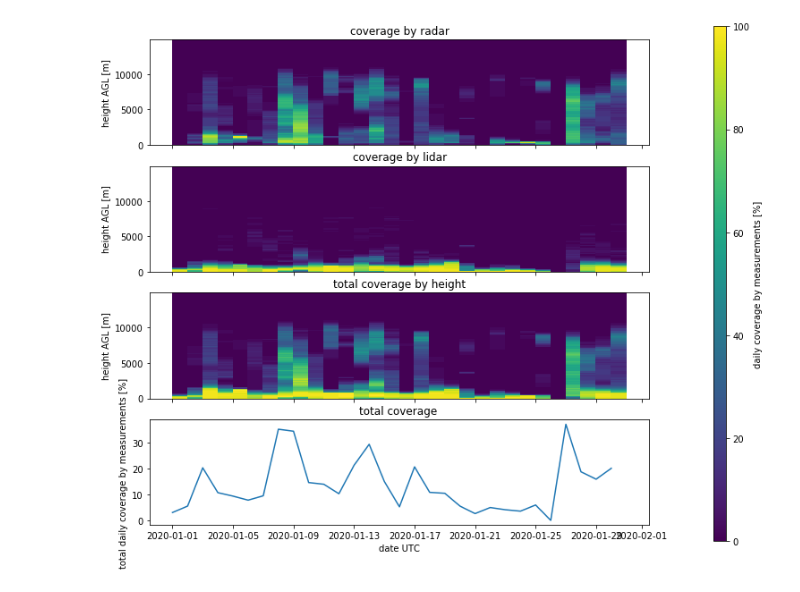
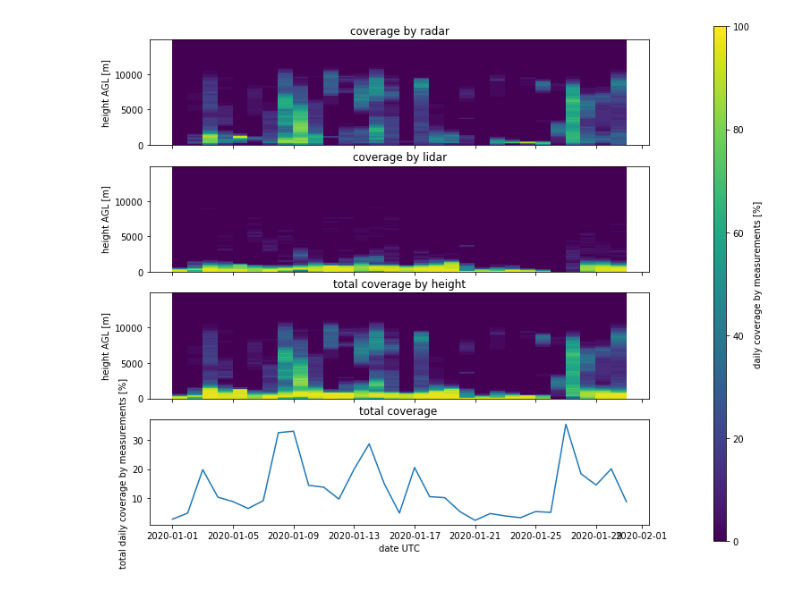
Before and after one commit to marcusgmueller/radarlidar_analysis, a Jupyter notebook: statistischeAuswertung.ipynb, the cells around one changed output. Drawn from its saved outputs; the diff is of its cells as text; code cells hidden in the pictures.

```diff
--- a/statistischeAuswertung.ipynb
+++ b/statistischeAuswertung.ipynb
@@ -125,42 +8,53 @@ for n in range(len(days)):
+# %%
+dateBegin = datetime(2020, 1, 1)
+dateEnd = datetime(2020, 2, 1)
+# %%
+analysis = RadarLidarWindSpeed(dateBegin, dateEnd)
+analysis.importDataset()
+result = analysis.getCoverageHeightTimeSeries()
+# %%
+X,Y = np.meshgrid(analysis.days, analysis.heightGrid)
+radarCoverage = result.pivot(index="height", columns="day", values="radar Coverage")#.to_numpy()
+lidarCoverage = result.pivot(index="height", columns="day", values="lidar Coverage")#.to_numpy()
+totalCoverage = result.pivot(index="height", columns="day", values="total Coverage")#.to_numpy()
+# %%
+timelineTotal = []
+
+for day in analysis.days:
+    timelineTotal.append(totalCoverage[day].mean())
 # %%
-dailyMeasurements = len(hours)/len(days)
-totalList = totalList/dailyMeasurements*100
-radarList = radarList/dailyMeasurements*100
-lidarList = lidarList/dailyMeasurements*100
-timelineTotal = timelineTotal/(dailyMeasurements*300)*100
 fig, axes = plt.subplots(nrows=4, ncols=1, figsize=(10, 10), sharex=True, sharey=False)
 #fig.suptitle("September 2020", fontsize=16)
 
 
 days_extende = np.arange(dateBegin, dateEnd+timedelta(days=1), timedelta(days=1)).astype(datetime)
 
 axes[0].set_title("coverage by radar")
 #axes[0].axis([0, 24, 0, maxHeight])
-X,Y = np.meshgrid(days_extende, heightGrid)
-im = axes[0].pcolor(X,Y,radarList.T,cmap='viridis',vmin=0,vmax=100)
+im = axes[0].pcolor(X,Y,radarCoverage,cmap='viridis',vmin=0,vmax=100)
 axes[0].set_ylabel("height AGL [m]")
 
 axes[1].set_title("coverage by lidar")
 #axes[0].axis([0, 24, 0, maxHeight])
-im = axes[1].pcolor(X,Y,lidarList.T,cmap='viridis',vmin=0,vmax=100)
+im = axes[1].pcolor(X,Y,lidarCoverage,cmap='viridis',vmin=0,vmax=100)
 axes[1].set_ylabel("height AGL [m]")
 
 axes[2].set_title("total coverage by height")
 #axes[0].axis([0, 24, 0, maxHeight])
-im = axes[2].pcolor(X,Y,totalList.T,cmap='viridis',vmin=0,vmax=100)
+im = axes[2].pcolor(X,Y,totalCoverage,cmap='viridis',vmin=0,vmax=100)
 axes[2].set_ylabel("height AGL [m]")
 
 
 axes[3].set_title("total coverage ")
-im2 = axes[3].plot(days,timelineTotal)
+im2 = axes[3].plot(analysis.days,timelineTotal)
 axes[3].set_ylabel("total daily coverage by measurements [%]")
 axes[3].set_xlabel("date UTC")
 
 
 cb_ax = fig.add_axes([1, 0.1, 0.02, 0.8])
 cbar = fig.colorbar(im, cax=cb_ax)
 cbar.set_label('daily coverage by measurements [%]')
 
 plt.show()
 # %% [output]
-[figure, old version]
+[figure, new version]
```
Also changed, not shown: parts of 9 cells of this notebook, 1 other file.
